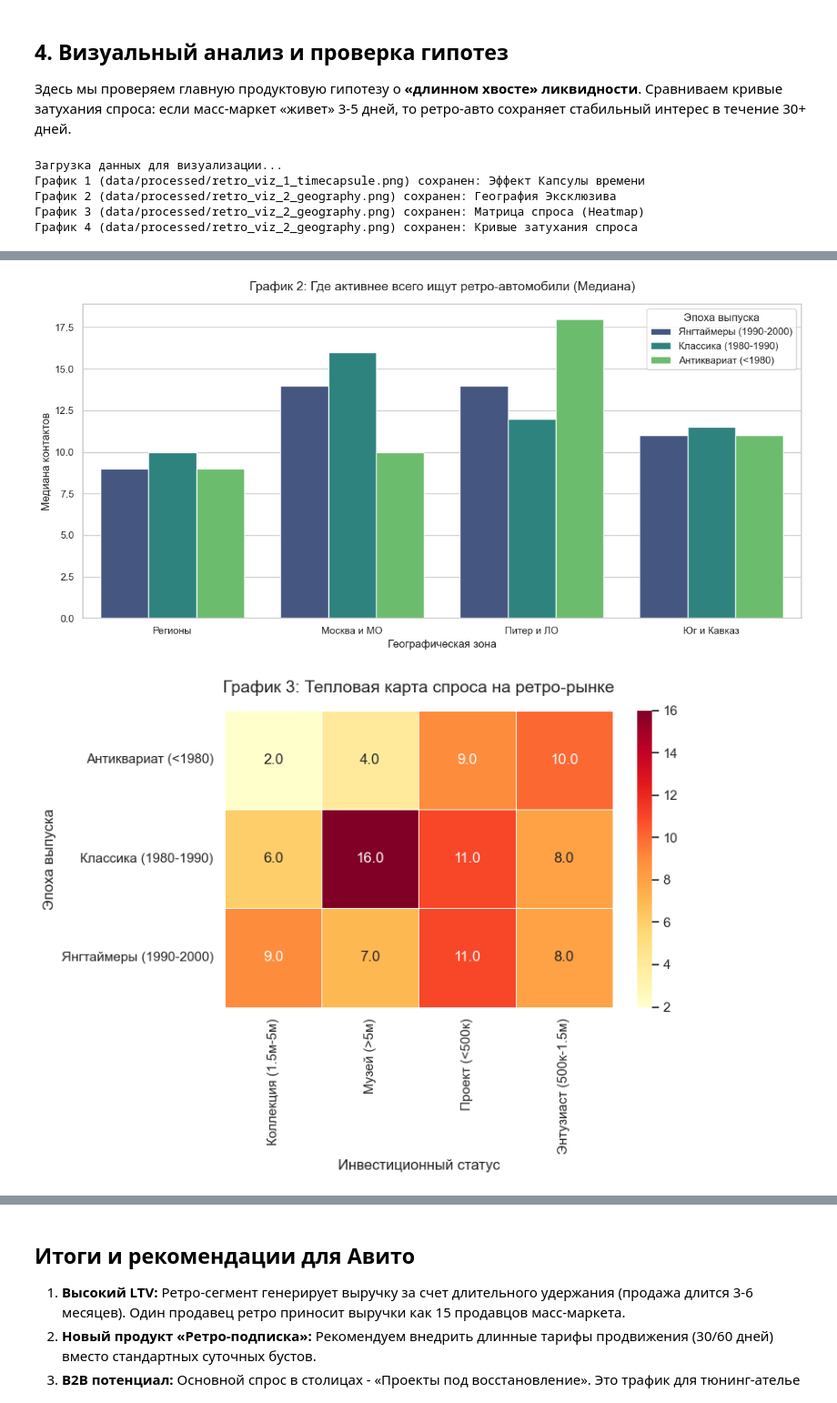
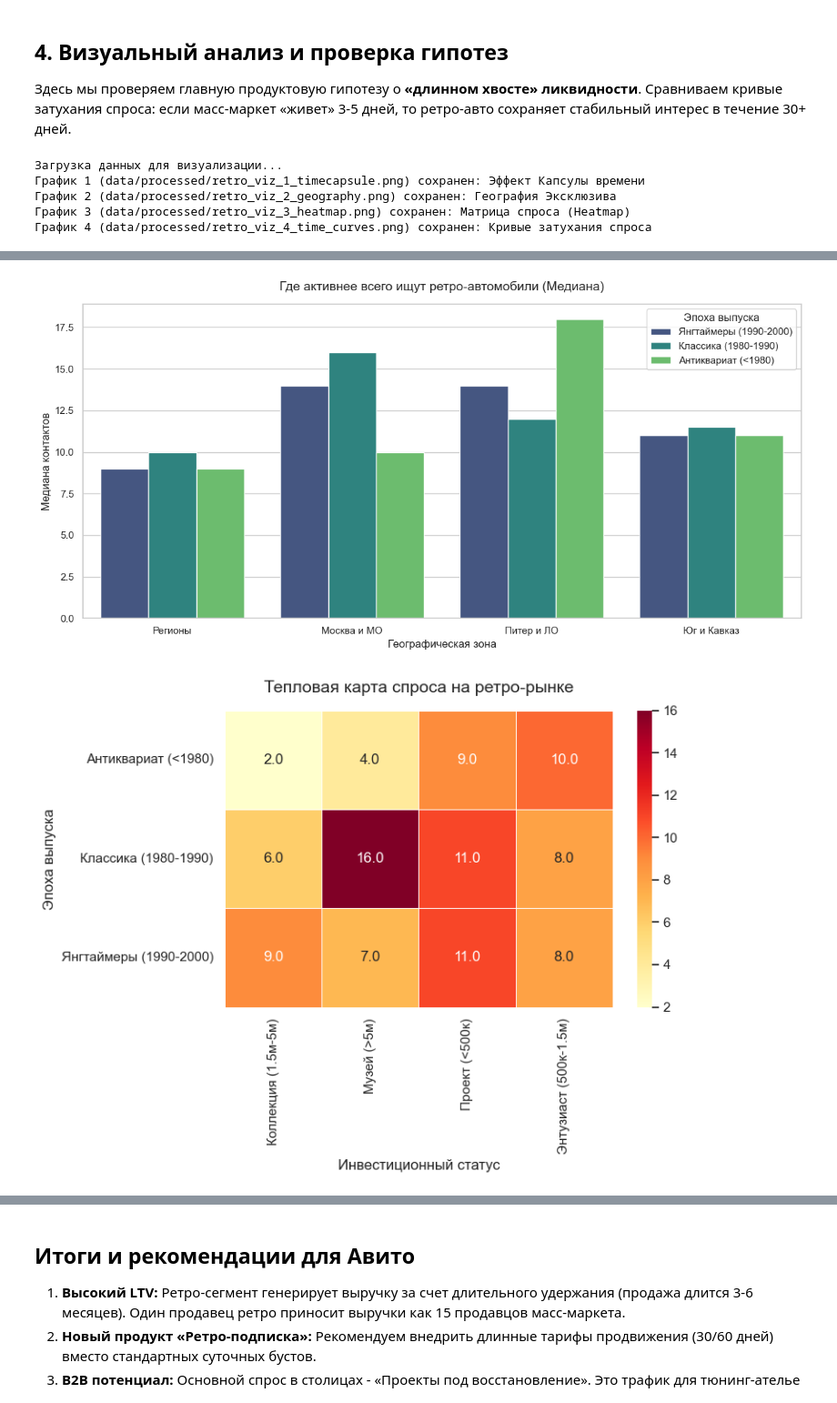
Before and after one commit to Arseniy0203/Avito_Case, a Jupyter notebook: RETRO.ipynb, the cells around one changed output, grey strips where cells are left out. Shown at 91% size. Saved outputs shown, nothing was run; the diff lists cells and outputs as text; code cells hidden in the pictures.

Commit message:
fix: fix retro graphics

```diff
--- a/RETRO.ipynb
+++ b/RETRO.ipynb
@@ -280,7 +280,7 @@ def generate_retro_visualizations(
         x='invest_tier', y='total_contacts', hue='is_time_capsule',
         data=plot_df, showfliers=False, palette=['#e74c3c', '#2ecc71']
     )
-    plt.title('График 1: Влияние малого пробега (<50к) на ликвидность по классам авто', fontsize=14, pad=15)
+    plt.title('Влияние малого пробега (<50к) на ликвидность по классам авто', fontsize=14, pad=15)
     plt.xlabel('Инвестиционный статус (Цена)')
     plt.ylabel('Суммарные контакты')
     plt.legend(title='Капсула времени')
@@ -302,7 +302,7 @@ def generate_retro_visualizations(
         x='geo_zone', y='total_contacts', hue='retro_era',
         data=df_stat, estimator=np.median, errorbar=None, palette='viridis'
     )
-    plt.title('График 2: Где активнее всего ищут ретро-автомобили (Медиана)', fontsize=14, pad=15)
+    plt.title('Где активнее всего ищут ретро-автомобили (Медиана)', fontsize=14, pad=15)
     plt.xlabel('Географическая зона')
     plt.ylabel('Медиана контактов')
     plt.legend(title='Эпоха выпуска')
@@ -316,12 +316,12 @@ def generate_retro_visualizations(
         values='total_contacts', index='retro_era', columns='invest_tier', aggfunc='median'
     )
     sns.heatmap(pivot_df, annot=True, cmap='YlOrRd', fmt=".1f", linewidths=.5)
-    plt.title('График 3: Тепловая карта спроса на ретро-рынке', fontsize=14, pad=15)
+    plt.title('Тепловая карта спроса на ретро-рынке', fontsize=14, pad=15)
     plt.xlabel('Инвестиционный статус')
     plt.ylabel('Эпоха выпуска')
     plt.tight_layout()
     plt.savefig(f'{output_dir}retro_viz_3_heatmap.png', dpi=300)
-    print(f"График 3 ({output_dir}retro_viz_2_geography.png) сохранен: Матрица спроса (Heatmap)")
+    print(f"График 3 ({output_dir}retro_viz_3_heatmap.png) сохранен: Матрица спроса (Heatmap)")
 
     # Для этого графика мержим логи и базу по дням
     df_dyn = df_cnt.merge(df_base[['id', 'retro_era']], on='id', how='inner')
@@ -331,13 +331,13 @@ def generate_retro_visualizations(
     avg_curves = df_dyn[df_dyn['day'] <= 30].groupby(['retro_era', 'day'])['cnt_contacts'].median().reset_index()
 
     sns.lineplot(x='day', y='cnt_contacts', hue='retro_era', data=avg_curves, marker='o', linewidth=2)
-    plt.title('График 4: Плоские кривые спроса на ретро-автомобили (до 30 дней)', fontsize=14, pad=15)
+    plt.title('Плоские кривые спроса на ретро-автомобили (до 30 дней)', fontsize=14, pad=15)
     plt.xlabel('День жизни объявления')
     plt.ylabel('Медианное кол-во контактов')
     plt.xticks(range(1, 31, 2))
     plt.tight_layout()
     plt.savefig(f'{output_dir}retro_viz_4_time_curves.png', dpi=300)
-    print(f"График 4 ({output_dir}retro_viz_2_geography.png) сохранен: Кривые затухания спроса")
+    print(f"График 4 ({output_dir}retro_viz_4_time_curves.png) сохранен: Кривые затухания спроса")
 
 if __name__ == "__main__":
     generate_retro_visualizations()
@@ -345,5 +345,5 @@ if __name__ == "__main__":
 Загрузка данных для визуализации...
 График 1 (data/processed/retro_viz_1_timecapsule.png) сохранен: Эффект Капсулы времени
 График 2 (data/processed/retro_viz_2_geography.png) сохранен: География Эксклюзива
-График 3 (data/processed/retro_viz_2_geography.png) сохранен: Матрица спроса (Heatmap)
-График 4 (data/processed/retro_viz_2_geography.png) сохранен: Кривые затухания спроса
+График 3 (data/processed/retro_viz_3_heatmap.png) сохранен: Матрица спроса (Heatmap)
+График 4 (data/processed/retro_viz_4_time_curves.png) сохранен: Кривые затухания спроса
@@ -351,2 +351,2 @@ if __name__ == "__main__":
-[figure, old version]
+[figure, new version]
-[figure, old version]
+[figure, new version]
```
Also changed, not shown: parts of 1 cell of this notebook.
